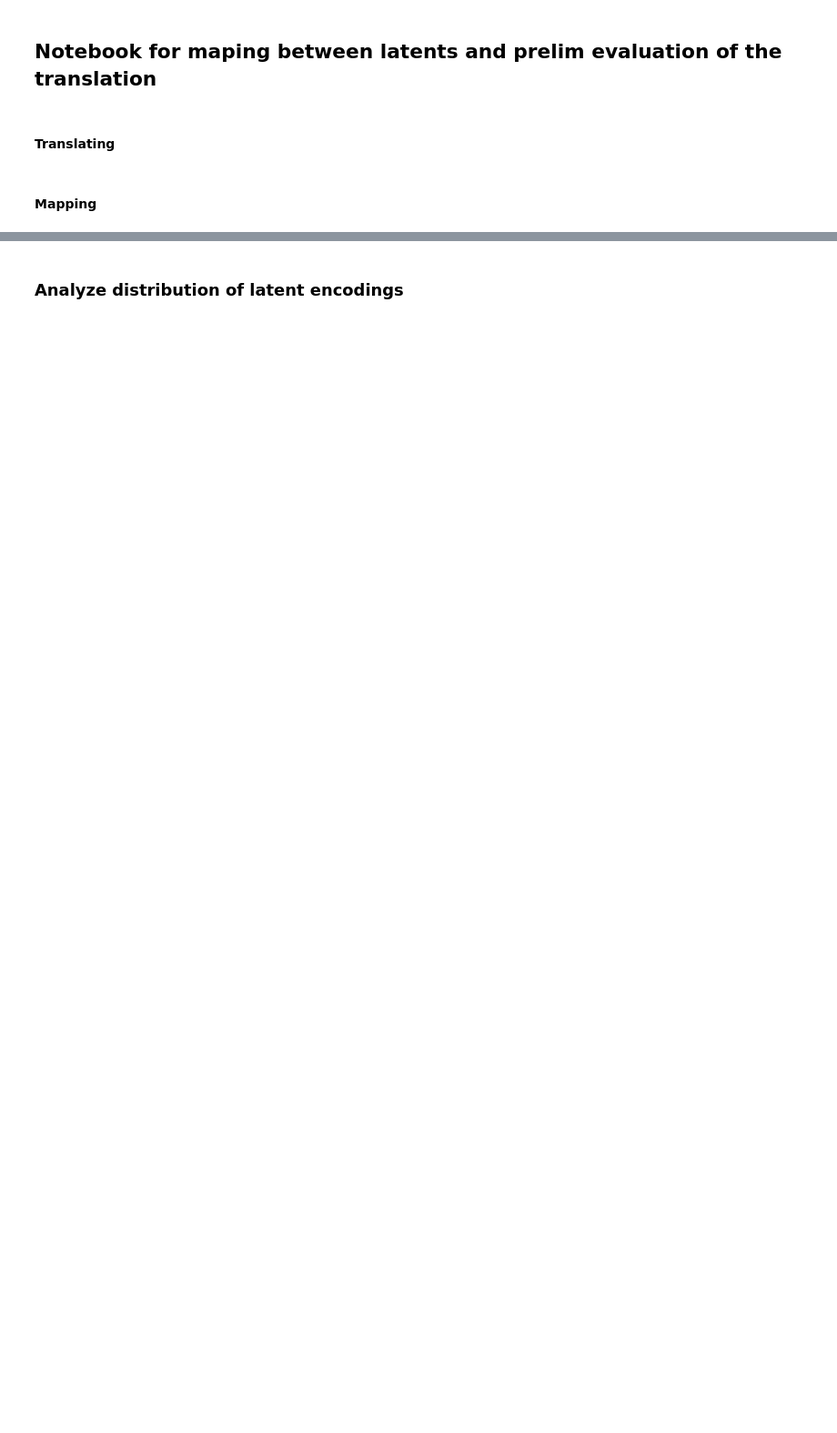
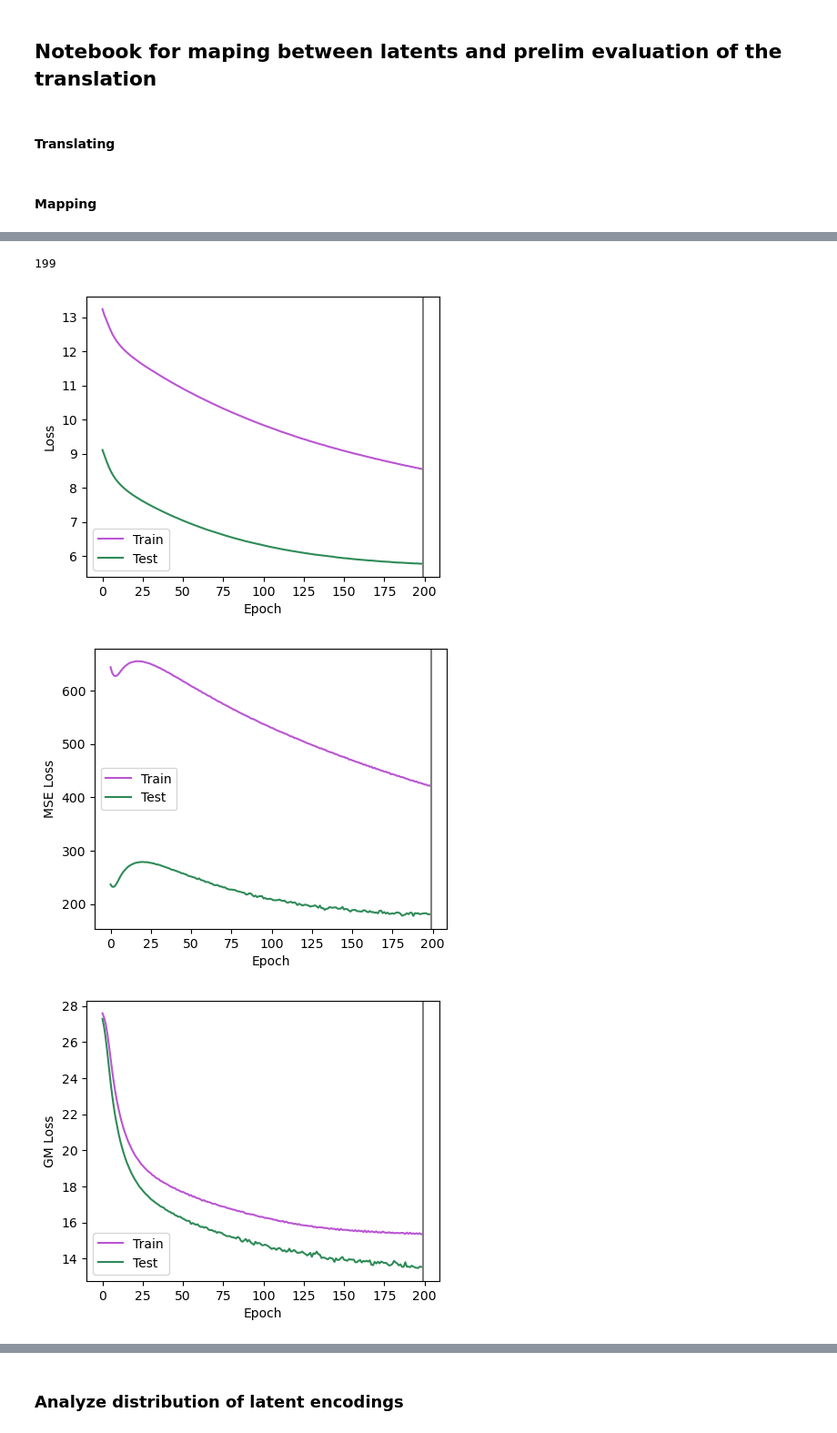
Before and after one commit to jessicabohm/UNIT, a Jupyter notebook: map_latents.ipynb, the cells around one changed output, grey strips where cells are left out. Shown at 91% size. Drawn from its saved outputs; the diff is of its cells as text; code cells hidden in the pictures; blank space fills up the shorter version.

```diff
--- a/map_latents.ipynb
+++ b/map_latents.ipynb
@@ -277,0 +682,79 @@ plt.show()
+# %%
+# 1. Plot loss
+loss = pd.read_csv("./pca/3d_larger/final/matter_loss/test_3d.csv")
+#test_loss = pd.read_csv("./save_models/human_train_1/test_loss_log.csv")
+
+min_test = loss.iloc[:, 0][np.argmin(loss.iloc[:, 2])]
+print(min_test)
+
+plt.figure(figsize=(5,4))
+plt.plot(loss.iloc[:, 1], color="mediumorchid")
+plt.plot(loss.iloc[:, 2], color="seagreen")
+#plt.plot(test_loss.iloc[:, 0], test_loss.iloc[:, 1], color="seagreen") # for human when saving was off
+plt.xlabel("Epoch")
+plt.ylabel("Loss")
+plt.legend(["Train", "Test"])
+plt.axvline(min_test, color="grey")
+plt.show()
+
+plt.figure(figsize=(5,4))
+plt.plot(loss.iloc[:, 3], color="mediumorchid")
+plt.plot(loss.iloc[:, 4], color="seagreen")
+#plt.plot(test_loss.iloc[:, 0], test_loss.iloc[:, 1], color="seagreen") # for human when saving was off
+plt.xlabel("Epoch")
+plt.ylabel("MSE Loss")
+plt.legend(["Train", "Test"])
+plt.axvline(min_test, color="grey")
+plt.show()
+
+plt.figure(figsize=(5,4))
+plt.plot(loss.iloc[:, 5], color="mediumorchid")
+plt.plot(loss.iloc[:, 6], color="seagreen")
+#plt.plot(test_loss.iloc[:, 0], test_loss.iloc[:, 1], color="seagreen") # for human when saving was off
+plt.xlabel("Epoch")
+plt.ylabel("GM Loss")
+plt.legend(["Train", "Test"])
+plt.axvline(min_test, color="grey")
+plt.show()
+
+plt.figure(figsize=(5,4))
+plt.plot(loss.iloc[:, 7], color="mediumorchid")
+plt.plot(loss.iloc[:, 8], color="seagreen")
+#plt.plot(test_loss.iloc[:, 0], test_loss.iloc[:, 1], color="seagreen") # for human when saving was off
+plt.xlabel("Epoch")
+plt.ylabel("WM Loss")
+plt.legend(["Train", "Test"])
+plt.axvline(min_test, color="grey")
+plt.show()
+
+plt.figure(figsize=(5,4))
+plt.plot(loss.iloc[:, 9], color="mediumorchid")
+plt.plot(loss.iloc[:, 10], color="seagreen")
+#plt.plot(test_loss.iloc[:, 0], test_loss.iloc[:, 1], color="seagreen") # for human when saving was off
+plt.xlabel("Epoch")
+plt.ylabel("CSF Loss")
+plt.legend(["Train", "Test"])
+plt.axvline(min_test, color="grey")
+plt.show()
+
+plt.figure(figsize=(5,4))
+plt.plot(loss.iloc[:, 11], color="mediumorchid")
+plt.plot(loss.iloc[:, 12], color="seagreen")
+#plt.plot(test_loss.iloc[:, 0], test_loss.iloc[:, 1], color="seagreen") # for human when saving was off
+plt.xlabel("Epoch")
+plt.ylabel("GM Loss (non diff)")
+plt.legend(["Train", "Test"])
+plt.axvline(min_test, color="grey")
+plt.show()
+
+# plot non diff loss from diff loss
+plt.figure(figsize=(4,4))
+plt.scatter(loss.iloc[:, 7], loss.iloc[:, 5])
+plt.xlabel("Non diff GM loss (real)")
+plt.ylabel("Diff GM loss (aprox)")
+plt.show()
+# %% [output]
+199
+[figure, added]
+[figure, added]
+[figure, added]
```
Also changed, not shown: parts of 23 cells of this notebook, 8 other files.
